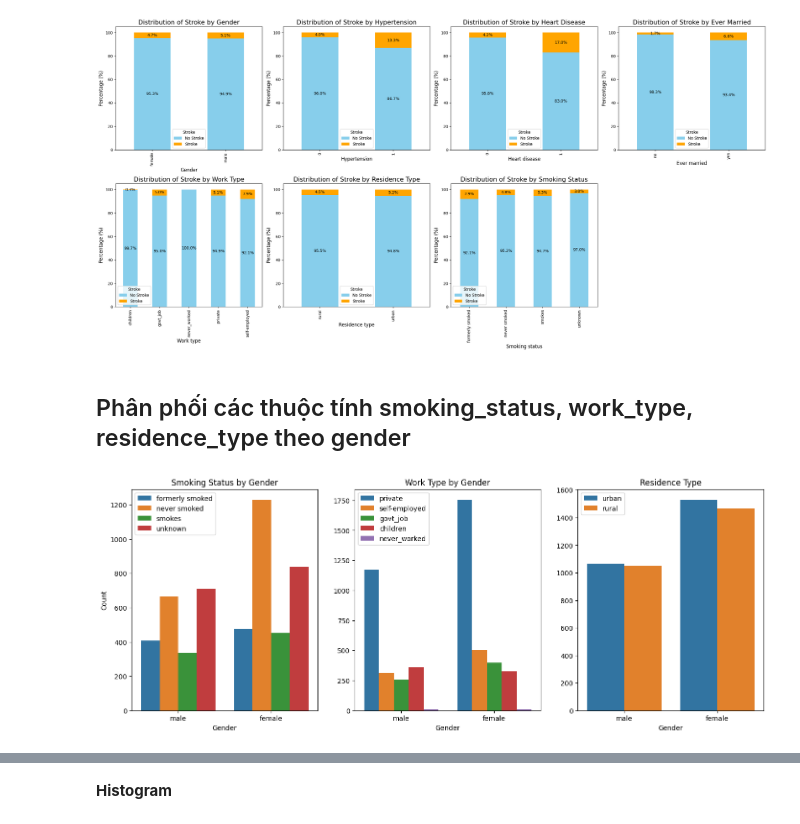
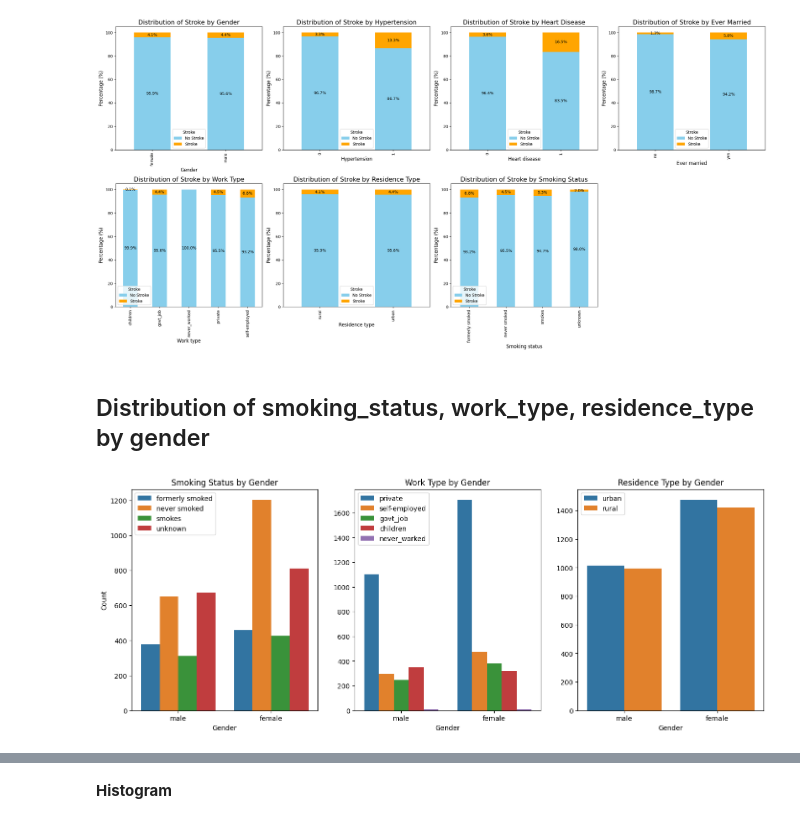
Before and after one commit to khoathanhtdtu/Stroke_Prediction_Probabilistic_Graphical_Models, a Jupyter notebook: Stroke_Prediction_Probabilistic_Graphical_Models.ipynb, the cells around one changed output, grey strips where cells are left out. Saved outputs shown, nothing was run; the diff lists cells and outputs as text; code cells hidden in the pictures.

```diff
--- a/Stroke_Prediction_Probabilistic_Graphical_Models.ipynb
+++ b/Stroke_Prediction_Probabilistic_Graphical_Models.ipynb
@@ -218,5 +222,12 @@ dtype: float64
 # Missing values in variable smoking_status     : 0.00%
 Data shape: (5110, 12)
 # %%
-# Fills missing 'bmi' values with the mean of the BMI
-data['bmi'] = data['bmi'].fillna(data['bmi'].mean())
+# Fills missing 'bmi' values with the mean of the BMI indices
+# data['bmi'] = data['bmi'].fillna(data['bmi'].mean())
+# %%
+# Remove all null 'bmi' rows
+orig_length = len(data)
+data = data.dropna(subset = ['bmi']).reset_index(drop = True)
+
+print(f"Removed {orig_length - len(data)} rows with null BMI. New shape: {data.shape}")
+print("Remaining null BMI: ", data['bmi'].isna().sum())
@@ -543,31 +558,31 @@ plt.show()
 # %% [output]
 [figure]
 # %% [markdown]
-## Phân phối các thuộc tính smoking_status, work_type, residence_type theo gender
+## Distribution of smoking_status, work_type, residence_type by gender
 # %%
 plt.figure(figsize = (17, 6))
 
 plt.subplot(1, 3, 1)
 sns.countplot(x = data['gender'], hue = 'smoking_status', data = data);
 plt.xlabel('Gender')
 plt.ylabel('Count')
 plt.title('Smoking Status by Gender')
 plt.legend()
 
 plt.subplot(1, 3, 2)
 g1 = sns.countplot(x = data['gender'], hue = 'work_type', data = data);
 plt.xlabel('Gender')
 g1.set(ylabel = None)
 plt.title('Work Type by Gender')
 plt.legend()
 
 plt.subplot(1, 3, 3)
 g1 = sns.countplot(x = data['gender'], hue = 'residence_type', data = data);
 plt.xlabel('Gender')
 g1.set(ylabel = None)
-plt.title('Residence Type')
+plt.title('Residence Type by Gender')
 plt.legend()
 
 plt.show()
 # %% [output]
-[figure, old version]
+[figure, new version]
```
Also changed, not shown: parts of 117 cells of this notebook, 27 other files.
